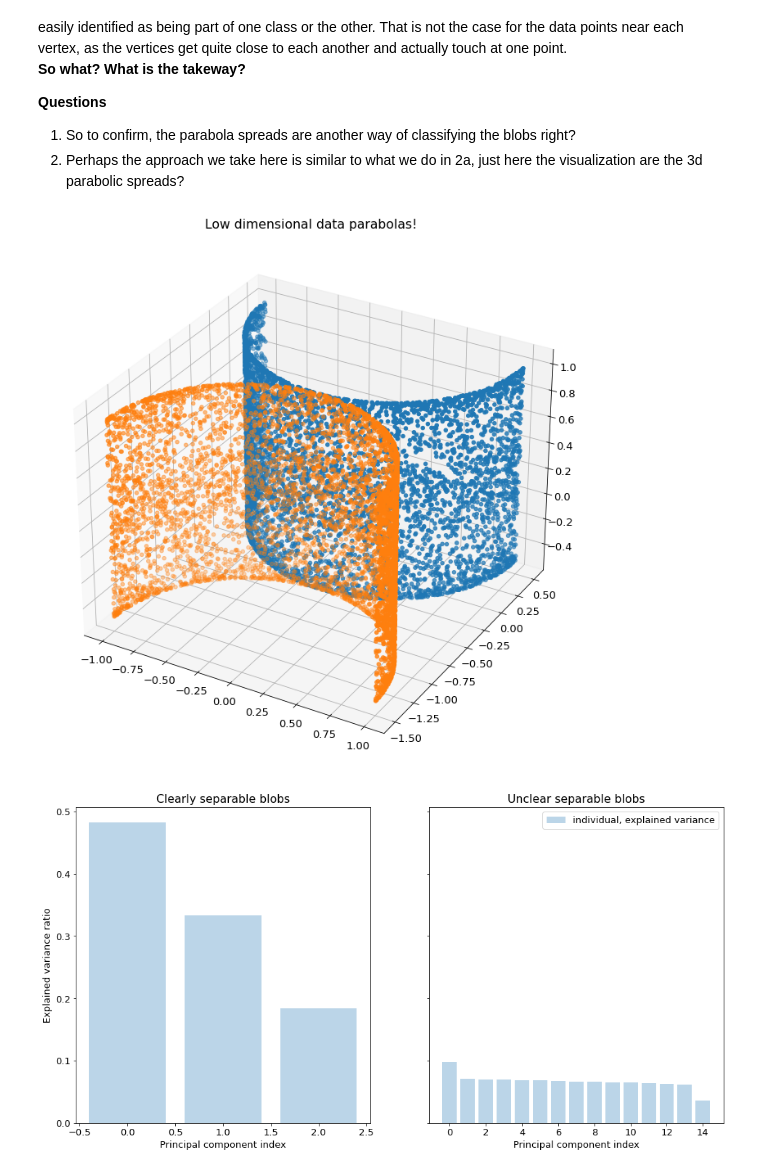
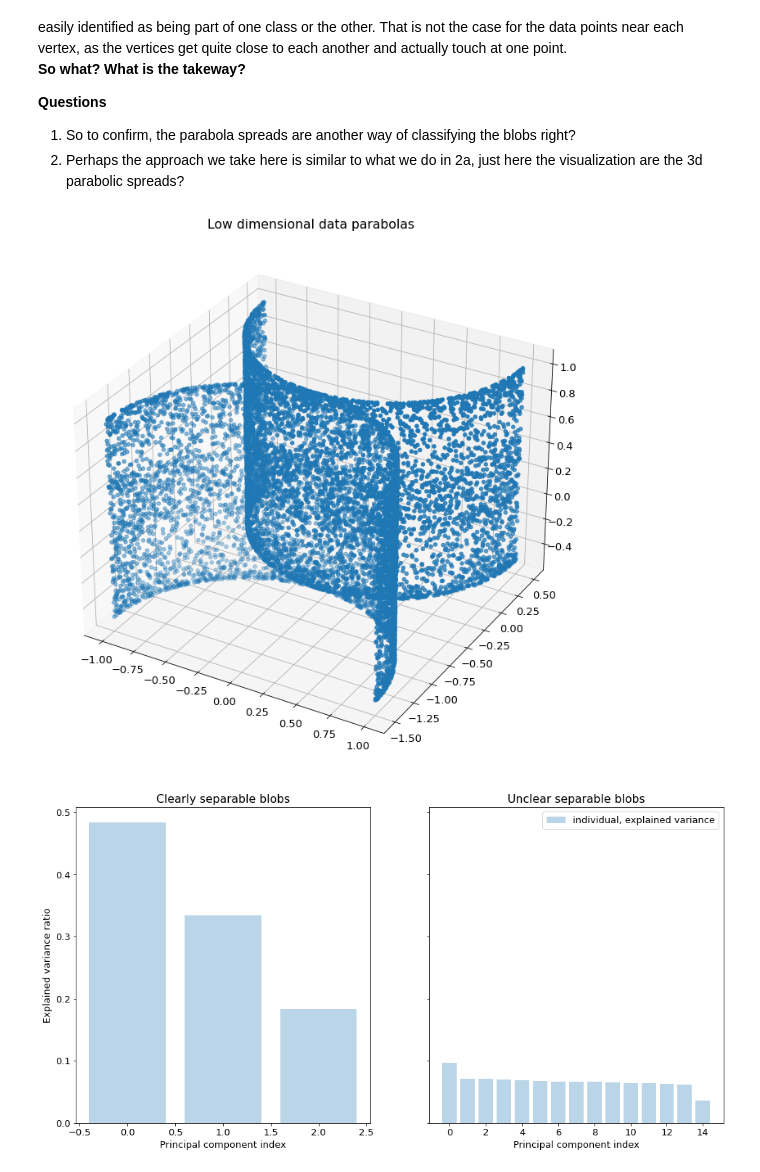
Before and after one commit to Estreuselito/Deus_ex_machina, a Jupyter notebook: PCA/PCA_ys.ipynb, the cells around one changed output. Saved outputs shown, nothing was run; the diff lists cells and outputs as text; code cells hidden in the pictures.

```diff
--- a/PCA/PCA_ys.ipynb
+++ b/PCA/PCA_ys.ipynb
@@ -37,8 +37,7 @@ class Blobs_and_parabolas():
                                         center_box = center_box)
         elif parabola:
             self.X, self.y = make_moons(n_samples = 10000)
-            for i in range(0,n_features):
-                self.X = np.column_stack((self.X, np.random.choice(self.X[:,1], len(self.X)).T))
+            self.X = np.column_stack((self.X, np.random.choice(self.X[:,1], (len(self.X),n_features))))
             self.idx = self.y == 1
         else:
             assert("Please select either blob = True or parabola = True")
@@ -175,14 +174,14 @@ uc = Blobs_and_parabolas(parabola = True)
 # %%
 fig = plt.figure(figsize = (12,12))
 
 # syntax for 3-D projection
 ax = plt.axes(projection ='3d')
 ax.scatter3D(cs.X[cs.idx, 0]-1, cs.X[cs.idx, 1], cs.X[cs.idx, 2])
-ax.scatter3D(cs.X[~cs.idx, 0], cs.X[~cs.idx, 1]-1.5, cs.X[~cs.idx, 2])
-plt.title("Low dimensional data parabolas!")
+ax.scatter3D(cs.X[~cs.idx, 0], cs.X[~cs.idx, 1]-1.5, cs.X[~cs.idx, 2], color = "C0")
+plt.title("Low dimensional data parabolas")
 plt.show()
 # %% [output]
-[figure, old version]
+[figure, new version]
 # %%
 # Plot explained variances
 fig, ax = plt.subplots(1,2, figsize = (16,8), sharey = True)
```
Also changed, not shown: parts of 5 cells of this notebook, 2 other files.
